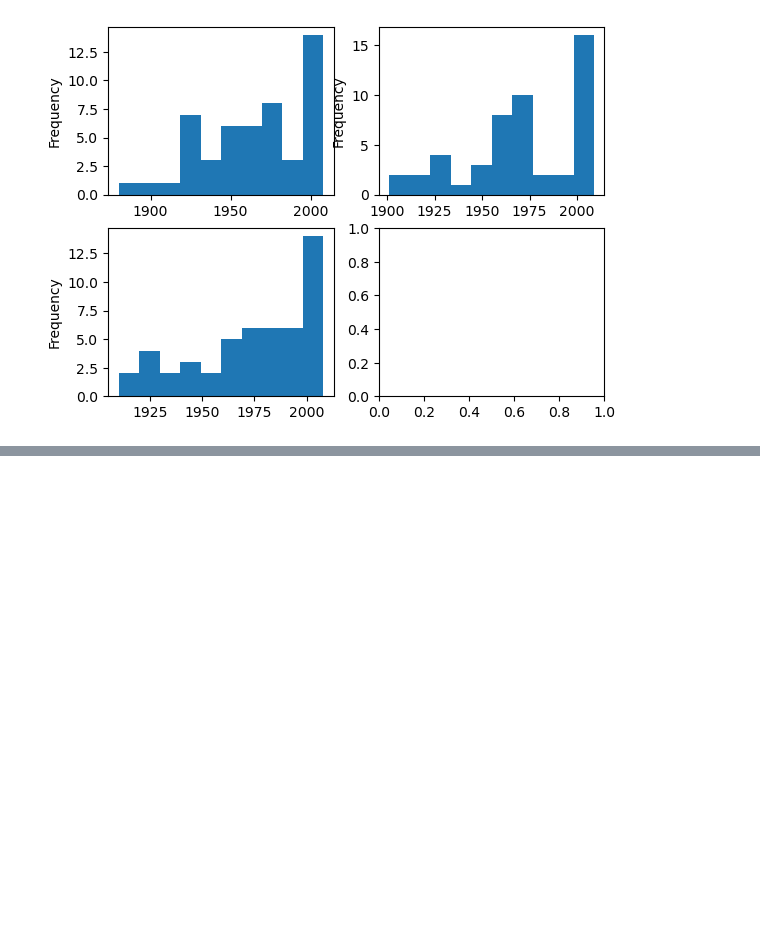
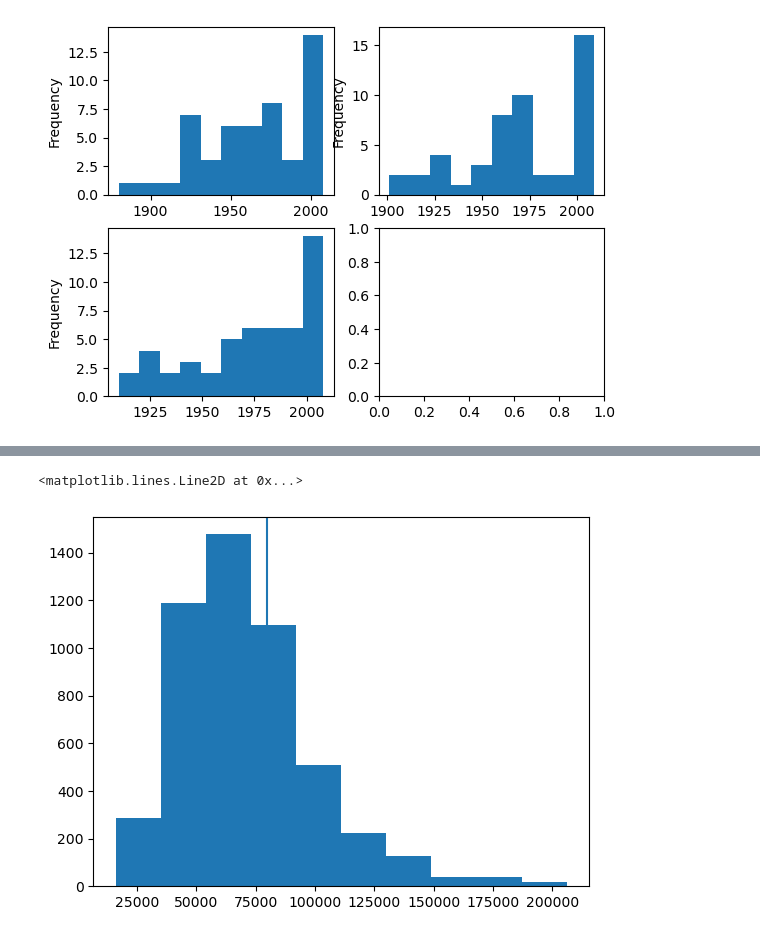
Before and after one commit to castobary/statistics, a Jupyter notebook: 07_module.ipynb, the cells around one changed output, grey strips where cells are left out. Cells and saved outputs as stored; diff of their text form; code cells hidden in the pictures; blank space fills up the shorter version.

```diff
--- a/07_module.ipynb
+++ b/07_module.ipynb
@@ -186,0 +201,13 @@ Sample 4: 28.253141418256483
+# %%
+st_devs = []
+
+for i in range(5000):
+    sample = houses['SalePrice'].sample(10, random_state = i)
+    st_dev = standard_deviation(sample)
+    st_devs.append(st_dev)
+
+plt.hist(st_devs)
+plt.axvline(standard_deviation(houses['SalePrice']))
+# %% [output]
+<matplotlib.lines.Line2D at 0x...>
+[figure, added]
```
Also changed, not shown: parts of 14 cells of this notebook, 2 other files.
